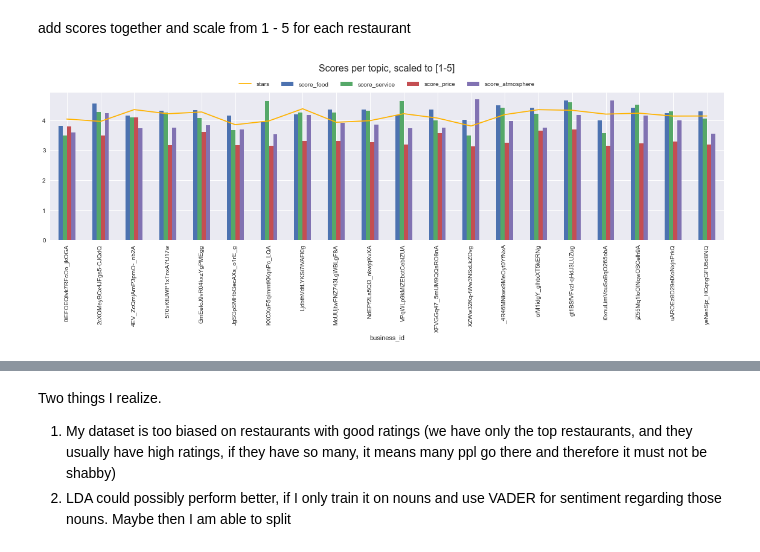
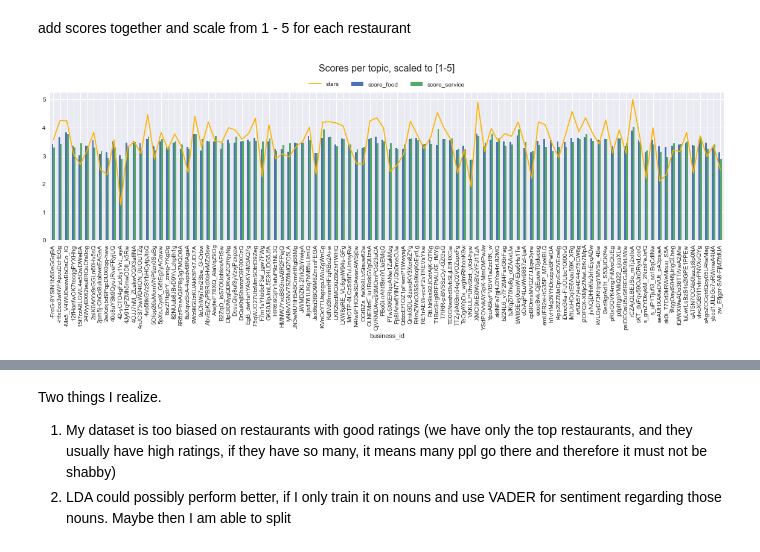
Before and after one commit to lhestermeyer/yelp, a Jupyter notebook: notebooks/20_RestaurantRatingChanges.ipynb, the cells around one changed output, grey strips where cells are left out. Cells and saved outputs as stored; diff of their text form; code cells hidden in the pictures.

```diff
--- a/notebooks/20_RestaurantRatingChanges.ipynb
+++ b/notebooks/20_RestaurantRatingChanges.ipynb
@@ -409,0 +667,14 @@ plt.show()
+# %%
+def gridsearch(alphas, betas, k):
+    data = []
+    best_model = None
+    for a in alphas:
+        for b in betas:
+            coherence, model = compute_coherence_values(corpus, id2word, k, a, b)
+            if best_model is None or coherence > max([d['coherence'] for d in data]):
+                best_model = model
+                print(f'new best model with coherence: {coherence}')
+            data.append({'coherence': coherence, 'alpha': a, 'beta': b})
+    return data, best_model
+
+data, m = gridsearch(['symmetric', 'asymmetric', 0.0001, 0.01, 0.1, 0.3, 0.7, 1, 2], ['symmetric', 'auto'], 13)
@@ -410,2 +684,2 @@ plt.show()
 # %%
-lda_model = best_model
+lda_model = m
@@ -414,12 +686,3 @@ The best model contains 121 topics. This will be a pain to cluster manually. Can
-# %%
-# Create Dictionary
-id2word = corpora.Dictionary(list_of_sentences)
-
-# Create Corpus
-texts = list_of_sentences
-
-# Term Document Frequency
-corpus = [id2word.doc2bow(text) for text in texts]
 # %%
 import pyLDAvis.gensim_models
 import pickle
@@ -475,0 +740,7 @@ use categories to assign sentiment of vader to text
+# %%
+topic_assignments = {
+    'food': [1,3,5,6,7,8,9],
+    'service': [2, 4]
+}
+
+topic_assignments_reversed = {index: key for key, value in topic_assignments.items() for index in value }
@@ -503,30 +788,38 @@ top20_reviews['score_food'], top20_reviews['score_service'], top20_reviews['scor
 # %% [markdown]
 add scores together and scale from 1 - 5 for each restaurant
 # %%
+# get all score columns
+score_cols = [ col for col in review_subsample.columns if col.startswith('score_')]
+
 def normalize(x):
     #        (b-a)(x - min)
     # f(x) = --------------  + a
     #          max - min
 
     return (((5.0-1.0)*(np.mean(x)+1)) / (1.0 + 1.0)) + 1
 
-businesses_with_ratings = top20_reviews.groupby('business_id').agg({'score_food': normalize, 'score_service': normalize, 'score_price': normalize, 'score_atmosphere': normalize, 'stars': 'mean'})
+
+aggregation_rules = {col: normalize for col in score_cols}
+aggregation_rules['stars'] = 'mean'
+
+businesses_with_ratings = review_subsample.groupby('business_id').agg(aggregation_rules)
 
 fig, ax = plt.subplots(1,1,figsize=(20,5))
-businesses_with_ratings.plot(y=['score_food', 'score_service', 'score_price', 'score_atmosphere'], kind='bar', ax=ax)
+
+businesses_with_ratings.plot(y=score_cols, kind='bar', ax=ax)
 businesses_with_ratings.plot(y=['stars'], kind='line', ax=ax, color=(1,0.7,0))
 
 # Shrink current axis's height by 10% on the bottom
 box = ax.get_position()
 ax.set_position([box.x0, box.y0 + box.height * 0.1,
                  box.width, box.height * 0.9])
 
 # Put a legend below current axis
 ax.legend(loc='lower center', bbox_to_anchor=(0.5, 1),
           fancybox=True, shadow=True, ncol=5)
 ax.set_title('Scores per topic, scaled to [1-5]', y=1.2, pad=-14, fontsize=16)
 
 plt.xticks(rotation=90)
 plt.show()
 # %% [output]
-[figure, old version]
+[figure, new version]
```
Also changed, not shown: parts of 46 cells of this notebook.
